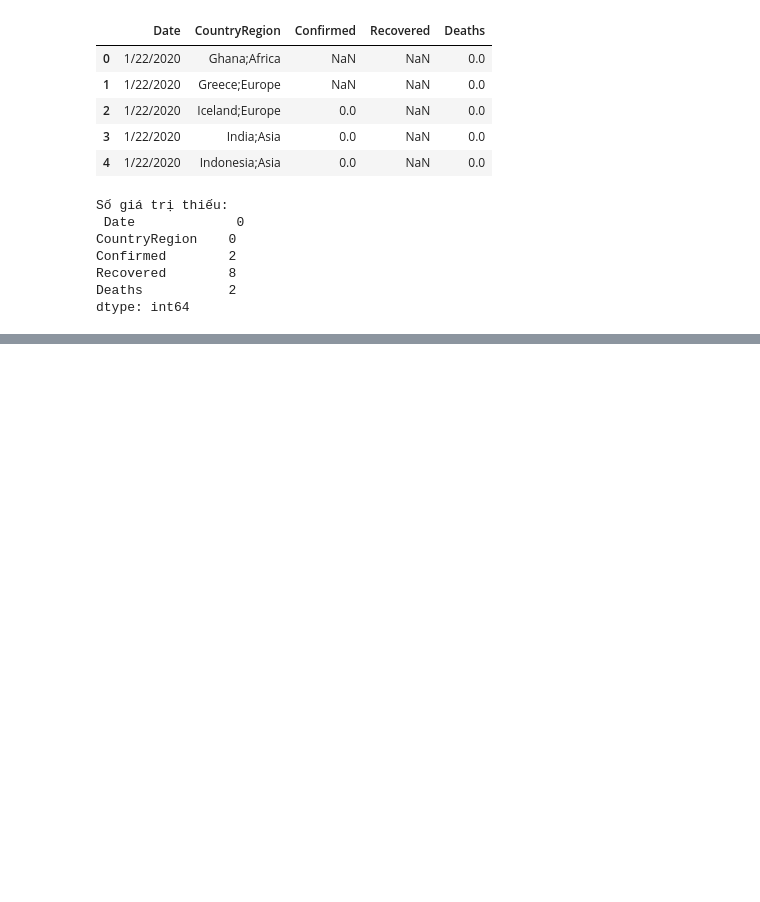
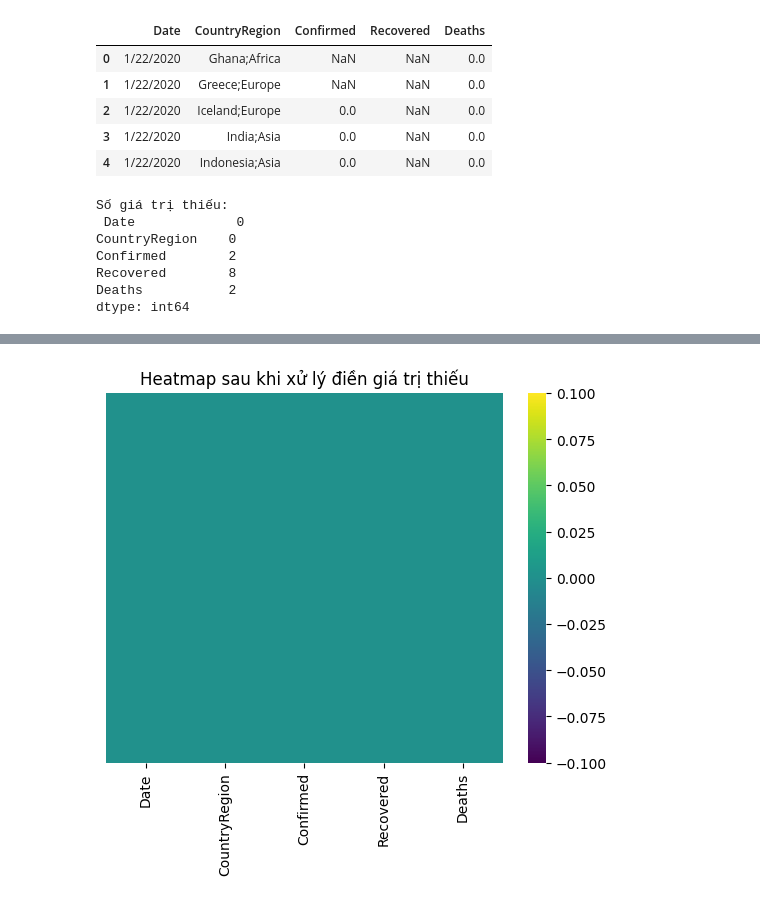
Before and after one commit to Thjnh725/Practice_Deep_Learning, a Jupyter notebook: Linear_Regression_DeepLearning.ipynb, the cells around one changed output, grey strips where cells are left out. Drawn from its saved outputs; the diff is of its cells as text; code cells hidden in the pictures; blank space fills up the shorter version.

```diff
--- a/Linear_Regression_DeepLearning.ipynb
+++ b/Linear_Regression_DeepLearning.ipynb
@@ -29,3 +29,11 @@ Confirmed        2
 Recovered        8
 Deaths           2
 dtype: int64
+# %%
+df_imputed = dfcovid19.copy()
+
+numeric_cols = df_imputed.select_dtypes(include=[np.number]).columns
+df_imputed[numeric_cols] = df_imputed[numeric_cols].fillna(df_imputed[numeric_cols].median())
+
+print("Số giá trị thiếu sau khi xử lý:\n", df_imputed.isnull().sum())
+df_imputed.head()
@@ -31,0 +54,9 @@ dtype: int64
+# %%
+sns.heatmap(df_imputed.isnull(),
+            yticklabels=False,
+            cbar=True,
+            cmap='viridis')
+plt.title("Heatmap sau khi xử lý điền giá trị thiếu")
+plt.show()
+# %% [output]
+[figure, added]
```
Also changed, not shown: parts of 1 cell of this notebook.
